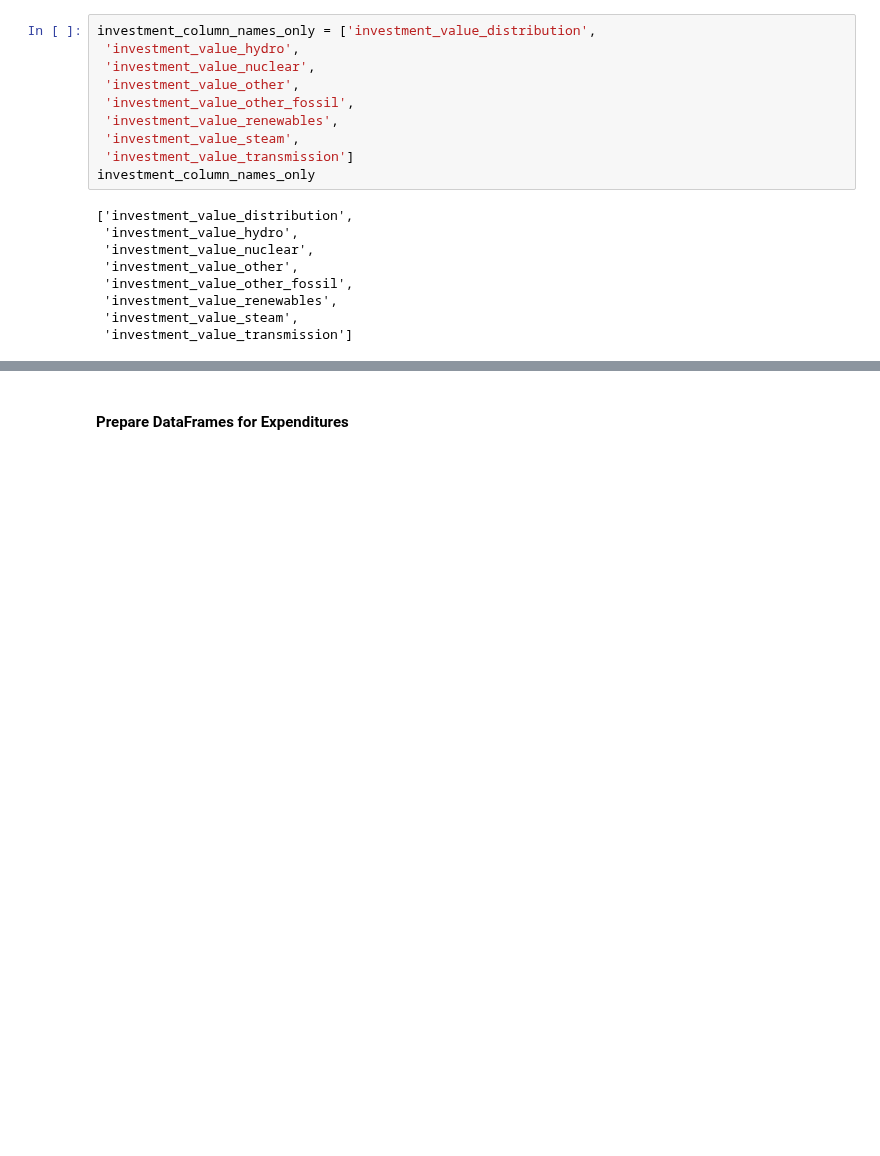
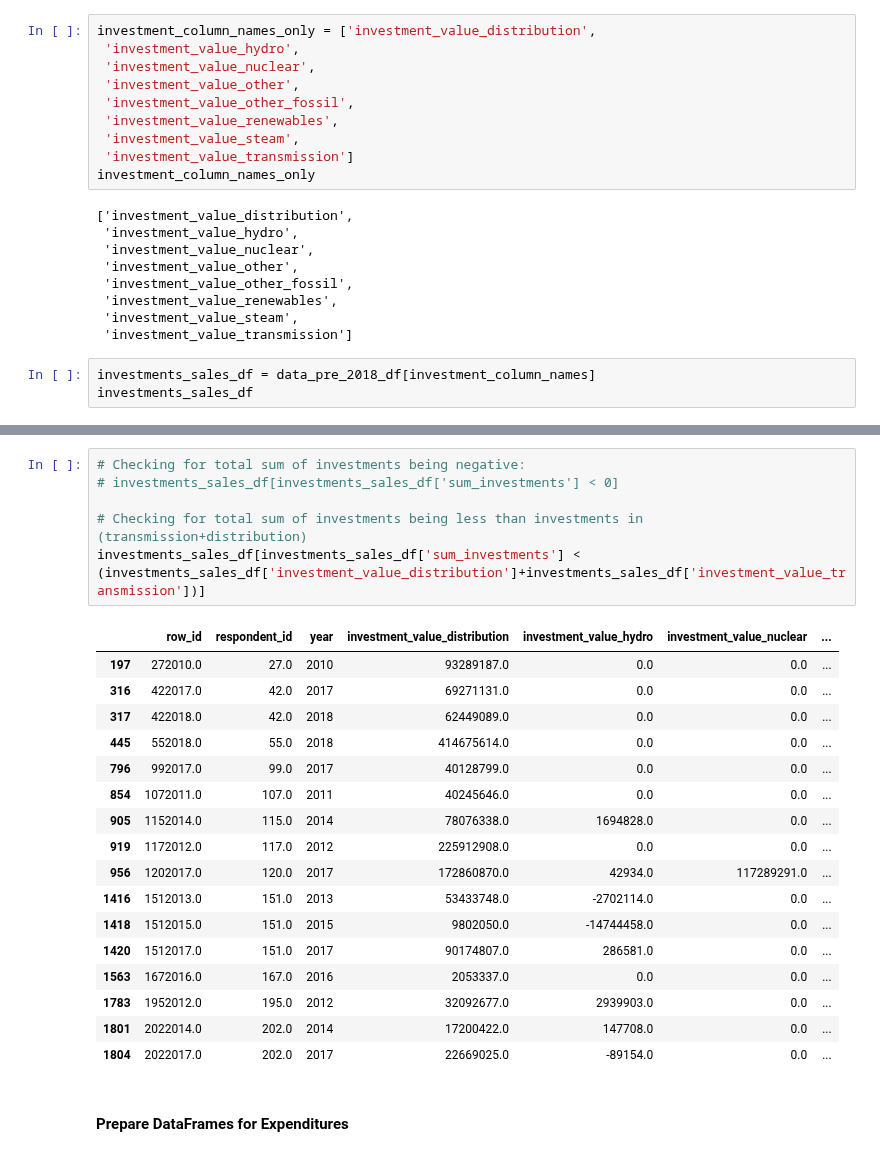
Before and after one commit to 2elle2/rmi-project, a Jupyter notebook: model/03_feature_engineering_v2.ipynb, the cells around one changed output, grey strips where cells are left out. Cells and saved outputs as stored; diff of their text form; blank space fills up the shorter version.

Commit message:
looking into negative investment values

```diff
--- a/model/03_feature_engineering_v2.ipynb
+++ b/model/03_feature_engineering_v2.ipynb
@@ -266,3 +266,6 @@ investment_column_names_only
  'investment_value_renewables',
  'investment_value_steam',
  'investment_value_transmission']
+# %%
+investments_sales_df = data_pre_2018_df[investment_column_names]
+investments_sales_df
@@ -297,3 +314,27 @@ See the caveats in the documentation: https://pandas.pydata.org/pandas-docs/stab
+# %%
+# Checking for total sum of investments being negative:
+# investments_sales_df[investments_sales_df['sum_investments'] < 0]
+
+# Checking for total sum of investments being less than investments in (transmission+distribution)
+investments_sales_df[investments_sales_df['sum_investments'] < (investments_sales_df['investment_value_distribution']+investments_sales_df['investment_value_transmission'])]
+# %% [output]
+|  | row_id | respondent_id | year | investment_value_distribution | investment_value_hydro | investment_value_nuclear | ... |
+| 197 | 272010.0 | 27.0 | 2010 | 93289187.0 | 0.0 | 0.0 | ... |
+| 316 | 422017.0 | 42.0 | 2017 | 69271131.0 | 0.0 | 0.0 | ... |
+| 317 | 422018.0 | 42.0 | 2018 | 62449089.0 | 0.0 | 0.0 | ... |
+| 445 | 552018.0 | 55.0 | 2018 | 414675614.0 | 0.0 | 0.0 | ... |
+| 796 | 992017.0 | 99.0 | 2017 | 40128799.0 | 0.0 | 0.0 | ... |
+| 854 | 1072011.0 | 107.0 | 2011 | 40245646.0 | 0.0 | 0.0 | ... |
+| 905 | 1152014.0 | 115.0 | 2014 | 78076338.0 | 1694828.0 | 0.0 | ... |
+| 919 | 1172012.0 | 117.0 | 2012 | 225912908.0 | 0.0 | 0.0 | ... |
+| 956 | 1202017.0 | 120.0 | 2017 | 172860870.0 | 42934.0 | 117289291.0 | ... |
+| 1416 | 1512013.0 | 151.0 | 2013 | 53433748.0 | -2702114.0 | 0.0 | ... |
+| 1418 | 1512015.0 | 151.0 | 2015 | 9802050.0 | -14744458.0 | 0.0 | ... |
+| 1420 | 1512017.0 | 151.0 | 2017 | 90174807.0 | 286581.0 | 0.0 | ... |
+| 1563 | 1672016.0 | 167.0 | 2016 | 2053337.0 | 0.0 | 0.0 | ... |
+| 1783 | 1952012.0 | 195.0 | 2012 | 32092677.0 | 2939903.0 | 0.0 | ... |
+| 1801 | 2022014.0 | 202.0 | 2014 | 17200422.0 | 147708.0 | 0.0 | ... |
+| 1804 | 2022017.0 | 202.0 | 2017 | 22669025.0 | -89154.0 | 0.0 | ... |
 # %% [markdown]
 #### Prepare DataFrames for Expenditures
 # %%
```
Also changed, not shown: parts of 5 cells of this notebook.
